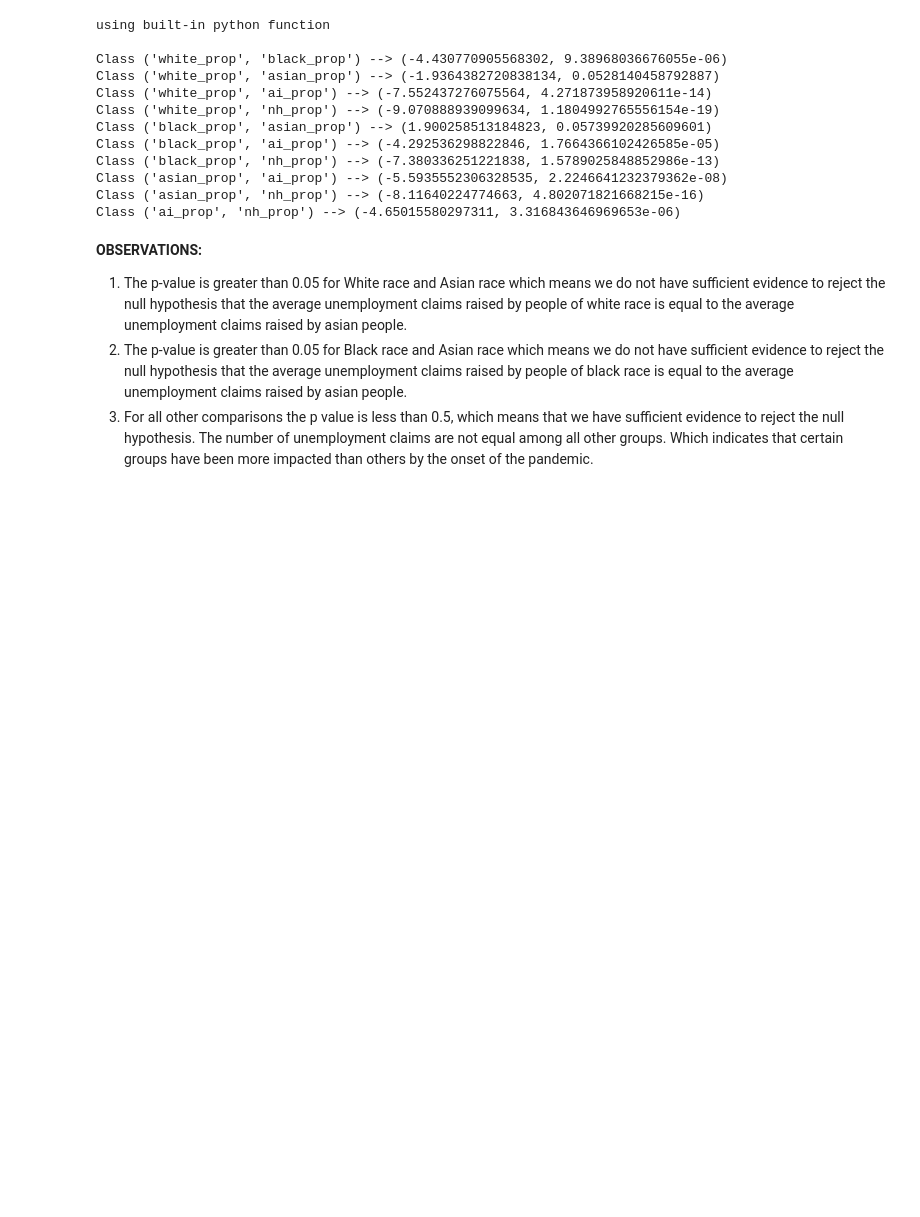
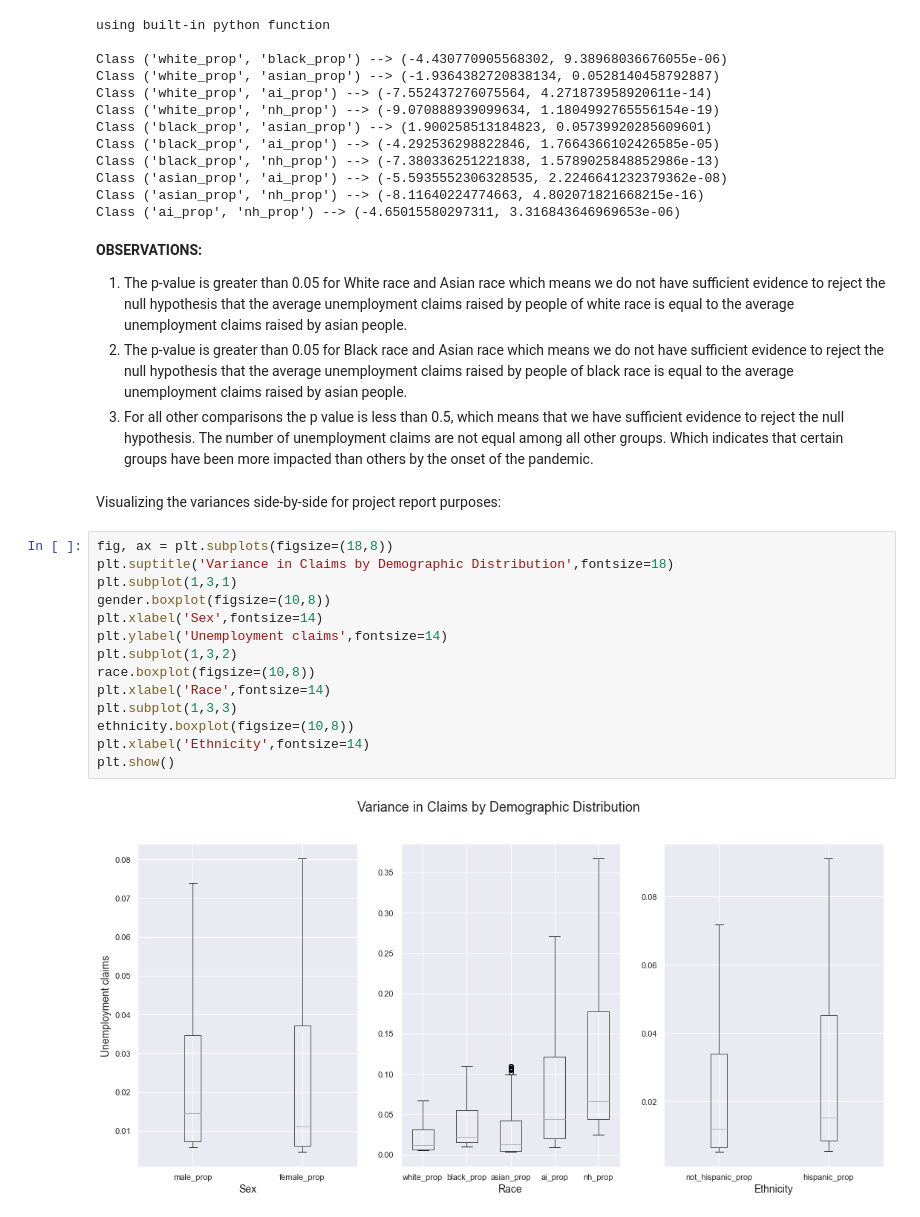
Before and after one commit to anuhyabs/data512_project_extension, a Jupyter notebook: source/Data Analysis.ipynb, the cells around one changed output. Cells and saved outputs as stored; diff of their text form; blank space fills up the shorter version.

Commit message:
Adding project report

```diff
--- a/source/Data Analysis.ipynb
+++ b/source/Data Analysis.ipynb
@@ -465,3 +465,21 @@ Class ('ai_prop', 'nh_prop') --> (-4.65015580297311, 3.316843646969653e-06)
 1. The p-value is greater than 0.05 for White race and Asian race which means we do not have sufficient evidence to reject the null hypothesis that the average unemployment claims raised by people of white race is equal to the average unemployment claims raised by asian people.
 2. The p-value is greater than 0.05 for Black race and Asian race which means we do not have sufficient evidence to reject the null hypothesis that the average unemployment claims raised by people of black race is equal to the average unemployment claims raised by asian people.
 3. For all other comparisons the p value is less than 0.5, which means that we have sufficient evidence to reject the null hypothesis. The number of unemployment claims are not equal among all other groups. Which indicates that certain groups have been more impacted than others by the onset of the pandemic.
+# %% [markdown]
+Visualizing the variances side-by-side for project report purposes:
+# %%
+fig, ax = plt.subplots(figsize=(18,8))
+plt.suptitle('Variance in Claims by Demographic Distribution',fontsize=18)
+plt.subplot(1,3,1)
+gender.boxplot(figsize=(10,8))
+plt.xlabel('Sex',fontsize=14)
+plt.ylabel('Unemployment claims',fontsize=14)
+plt.subplot(1,3,2)
+race.boxplot(figsize=(10,8))
+plt.xlabel('Race',fontsize=14)
+plt.subplot(1,3,3)
+ethnicity.boxplot(figsize=(10,8))
+plt.xlabel('Ethnicity',fontsize=14)
+plt.show()
+# %% [output]
+[figure, added]
```
Also changed, not shown: 1 other file.
